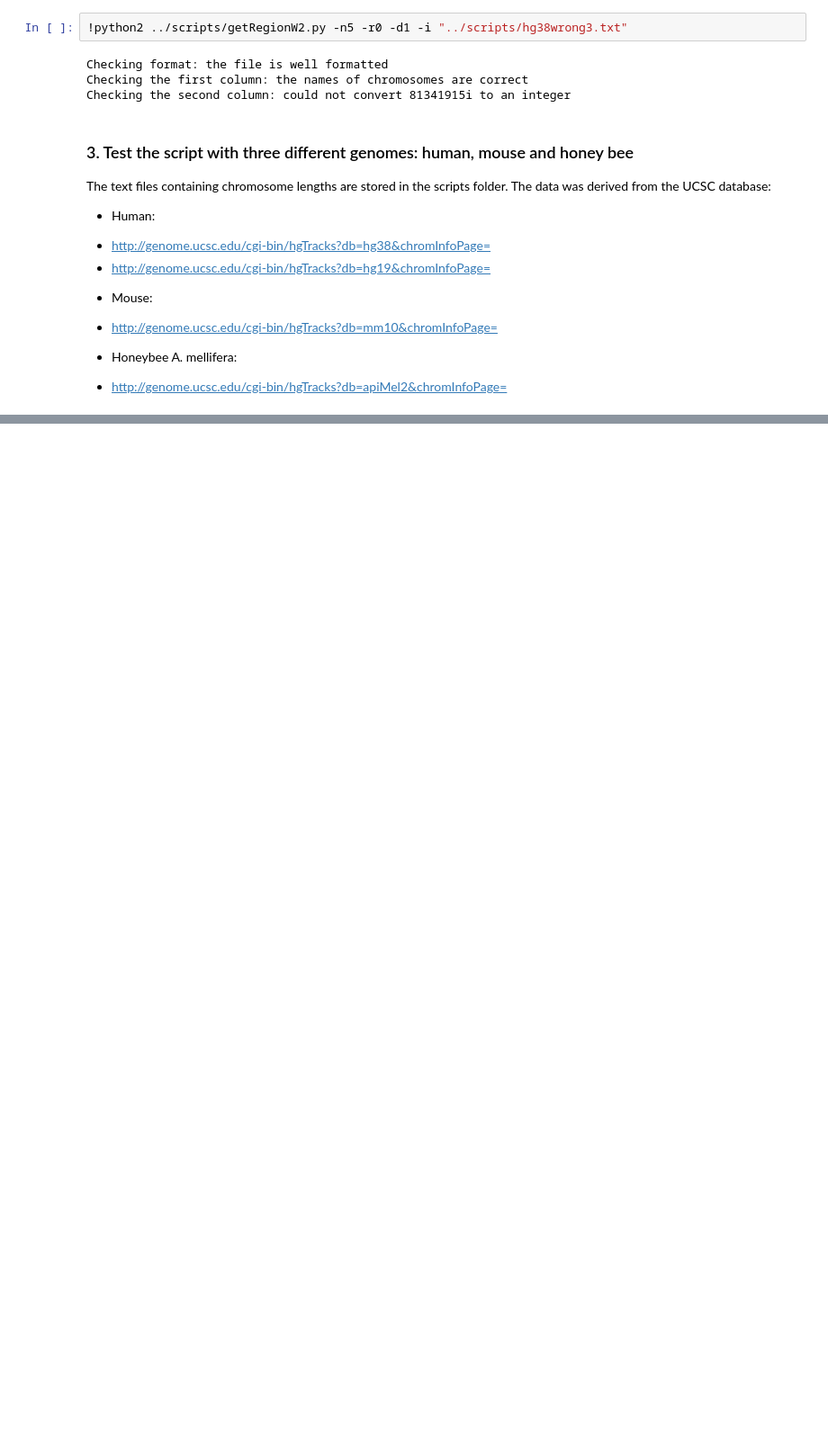
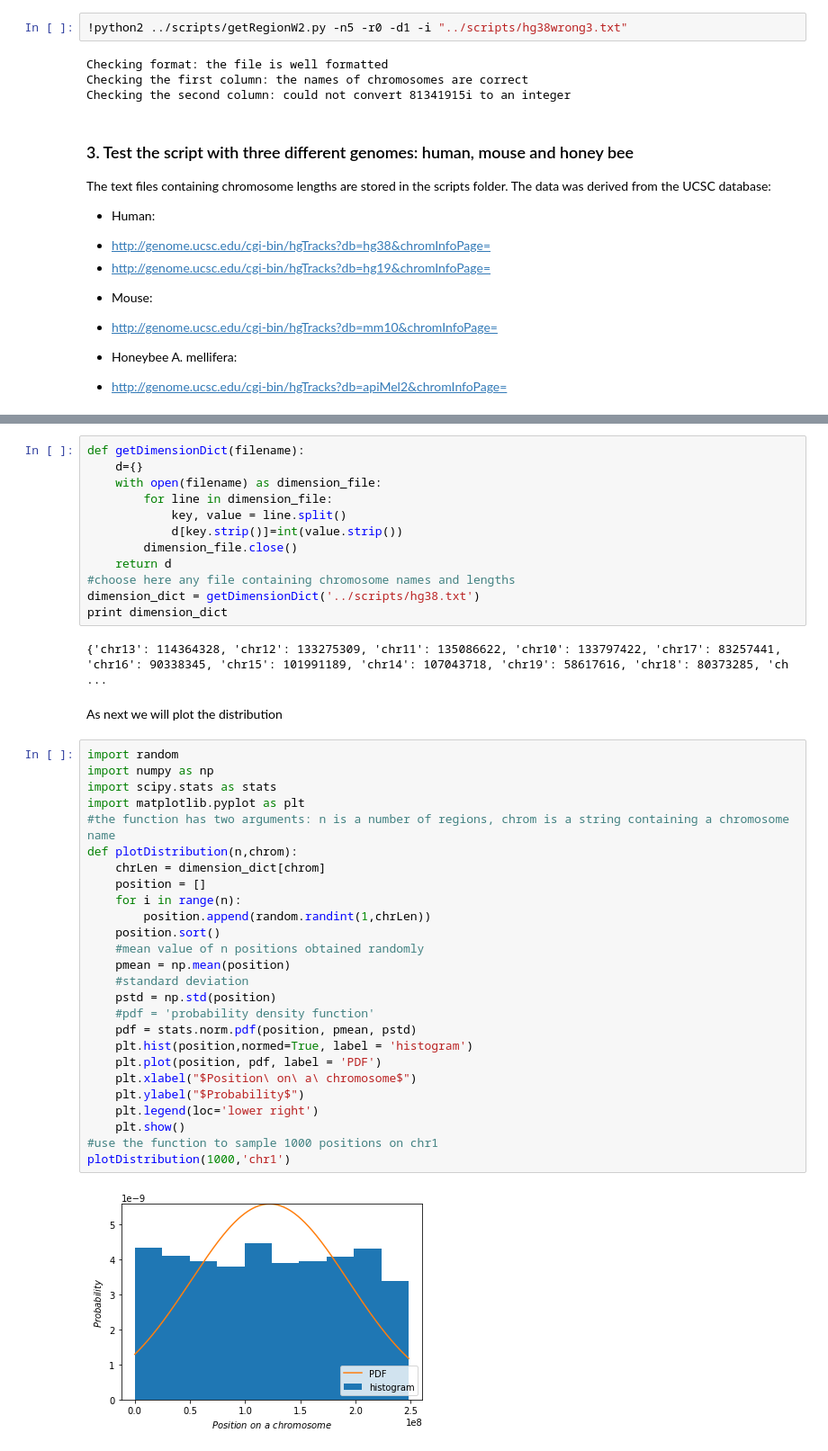
Before and after one commit to ElviraMingazova/Advanced-random-IR, a Jupyter notebook: notebooks/getRegionW2.ipynb, the cells around one changed output, grey strips where cells are left out. Shown at 90% size. Saved outputs shown, nothing was run; the diff lists cells and outputs as text; blank space fills up the shorter version.

```diff
--- a/notebooks/getRegionW2.ipynb
+++ b/notebooks/getRegionW2.ipynb
@@ -417,0 +429,44 @@ The human genome file was already tested above
+# %%
+def getDimensionDict(filename):
+    d={}
+    with open(filename) as dimension_file:
+        for line in dimension_file:
+            key, value = line.split()
+            d[key.strip()]=int(value.strip())
+        dimension_file.close()
+    return d
+#choose here any file containing chromosome names and lengths
+dimension_dict = getDimensionDict('../scripts/hg38.txt')
+print dimension_dict
+# %% [output]
+{'chr13': 114364328, 'chr12': 133275309, 'chr11': 135086622, 'chr10': 133797422, 'chr17': 83257441, 'chr16': 90338345, 'chr15': 101991189, 'chr14': 107043718, 'chr19': 58617616, 'chr18': 80373285, 'ch ...
+# %% [markdown]
+As next we will plot the distribution
+# %%
+import random
+import numpy as np
+import scipy.stats as stats
+import matplotlib.pyplot as plt
+#the function has two arguments: n is a number of regions, chrom is a string containing a chromosome name
+def plotDistribution(n,chrom):
+    chrLen = dimension_dict[chrom]
+    position = []
+    for i in range(n):
+        position.append(random.randint(1,chrLen))
+    position.sort()
+    #mean value of n positions obtained randomly
+    pmean = np.mean(position)
+    #standard deviation
+    pstd = np.std(position)
+    #pdf = 'probability density function'
+    pdf = stats.norm.pdf(position, pmean, pstd)
+    plt.hist(position,normed=True, label = 'histogram')
+    plt.plot(position, pdf, label = 'PDF')
+    plt.xlabel("$Position\ on\ a\ chromosome$")
+    plt.ylabel("$Probability$")
+    plt.legend(loc='lower right')
+    plt.show()
+#use the function to sample 1000 positions on chr1
+plotDistribution(1000,'chr1')
+# %% [output]
+[figure, added]
```
Also changed, not shown: parts of 29 cells of this notebook, 2 other files.
